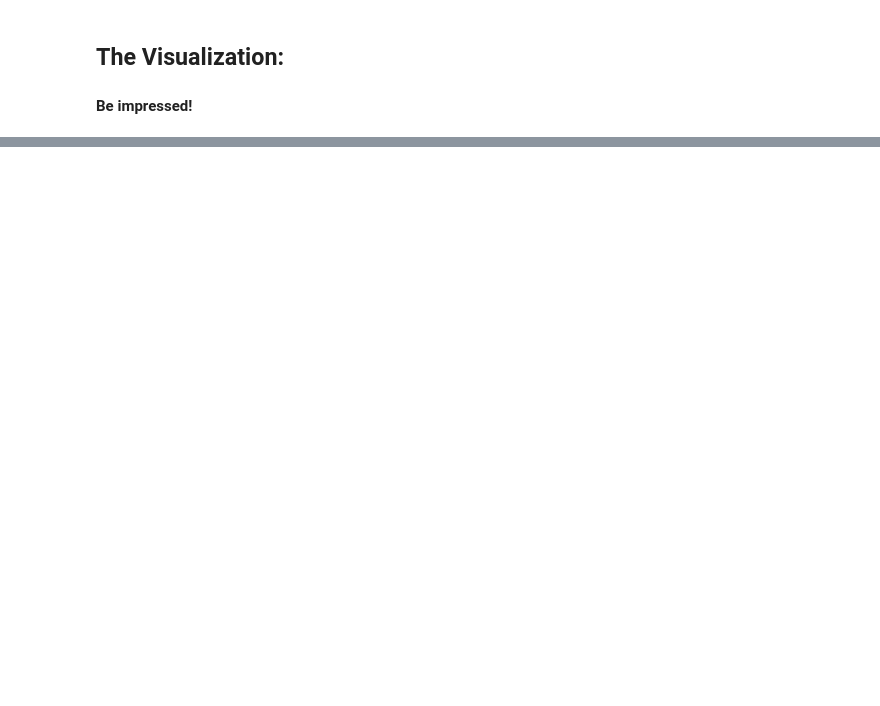
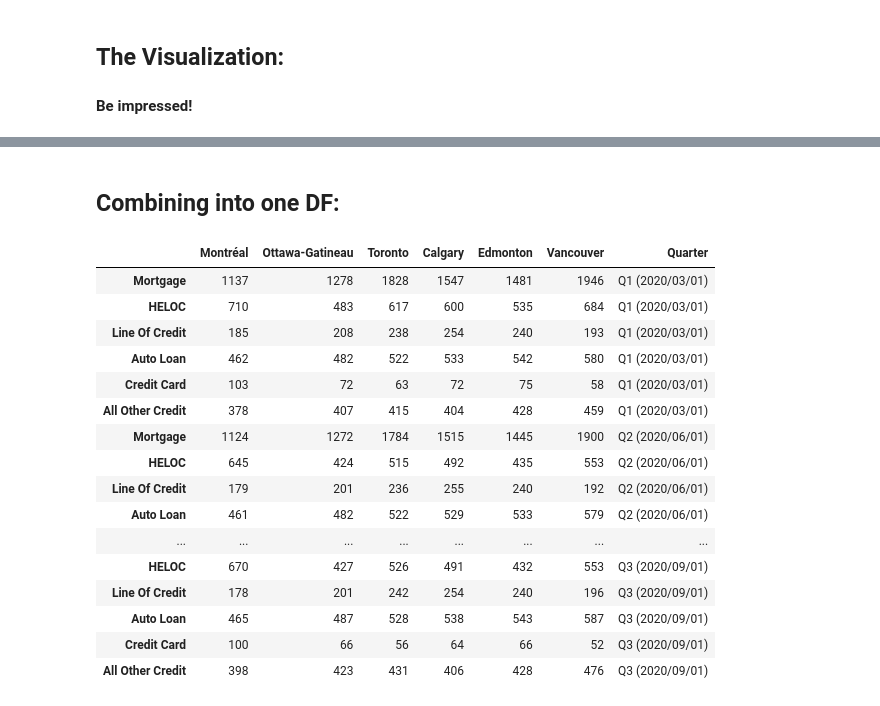
Before and after one commit to GuiBibeau/covid-data-science, a Jupyter notebook: Debt per city.ipynb, the cells around one changed output, grey strips where cells are left out. Cells and saved outputs as stored; diff of their text form; code cells hidden in the pictures; blank space fills up the shorter version.

Commit message:
credit per quarter combined

```diff
--- a/Debt per city.ipynb
+++ b/Debt per city.ipynb
@@ -84 +75,29 @@ plt.show();
+# %% [markdown]
+## Combining into one DF:
+# %%
+q1["Quarter"] = "Q1 (2020/03/01)"
+q2["Quarter"] = "Q2 (2020/06/01)"
+q3["Quarter"] = "Q3 (2020/09/01)"
+
+# df = pd.concat([q1, q2, q3], keys = ["Q1 (2020/03/01)", "Q2 (2020/06/01)", "Q3 (2020/09/01)"])
+df = pd.concat([q1, q2, q3])
+df
+# %% [output]
+|  | Montréal | Ottawa-Gatineau | Toronto | Calgary | Edmonton | Vancouver | Quarter |
+| Mortgage | 1137 | 1278 | 1828 | 1547 | 1481 | 1946 | Q1 (2020/03/01) |
+| HELOC | 710 | 483 | 617 | 600 | 535 | 684 | Q1 (2020/03/01) |
+| Line Of Credit | 185 | 208 | 238 | 254 | 240 | 193 | Q1 (2020/03/01) |
+| Auto Loan | 462 | 482 | 522 | 533 | 542 | 580 | Q1 (2020/03/01) |
+| Credit Card | 103 | 72 | 63 | 72 | 75 | 58 | Q1 (2020/03/01) |
+| All Other Credit | 378 | 407 | 415 | 404 | 428 | 459 | Q1 (2020/03/01) |
+| Mortgage | 1124 | 1272 | 1784 | 1515 | 1445 | 1900 | Q2 (2020/06/01) |
+| HELOC | 645 | 424 | 515 | 492 | 435 | 553 | Q2 (2020/06/01) |
+| Line Of Credit | 179 | 201 | 236 | 255 | 240 | 192 | Q2 (2020/06/01) |
+| Auto Loan | 461 | 482 | 522 | 529 | 533 | 579 | Q2 (2020/06/01) |
+| ... | ... | ... | ... | ... | ... | ... | ... |
+| HELOC | 670 | 427 | 526 | 491 | 432 | 553 | Q3 (2020/09/01) |
+| Line Of Credit | 178 | 201 | 242 | 254 | 240 | 196 | Q3 (2020/09/01) |
+| Auto Loan | 465 | 487 | 528 | 538 | 543 | 587 | Q3 (2020/09/01) |
+| Credit Card | 100 | 66 | 56 | 64 | 66 | 52 | Q3 (2020/09/01) |
+| All Other Credit | 398 | 423 | 431 | 406 | 428 | 476 | Q3 (2020/09/01) |
 # %%
```
Also changed, not shown: parts of 3 cells of this notebook, 4 other files.
